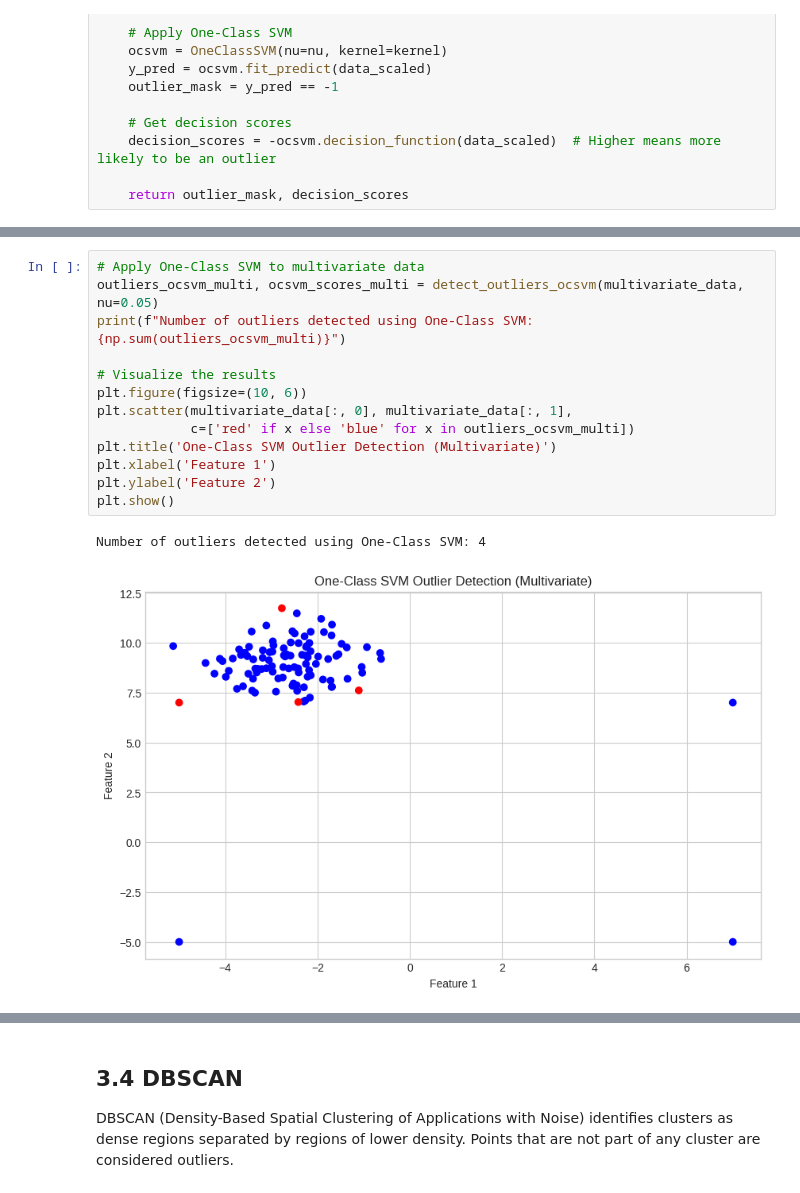
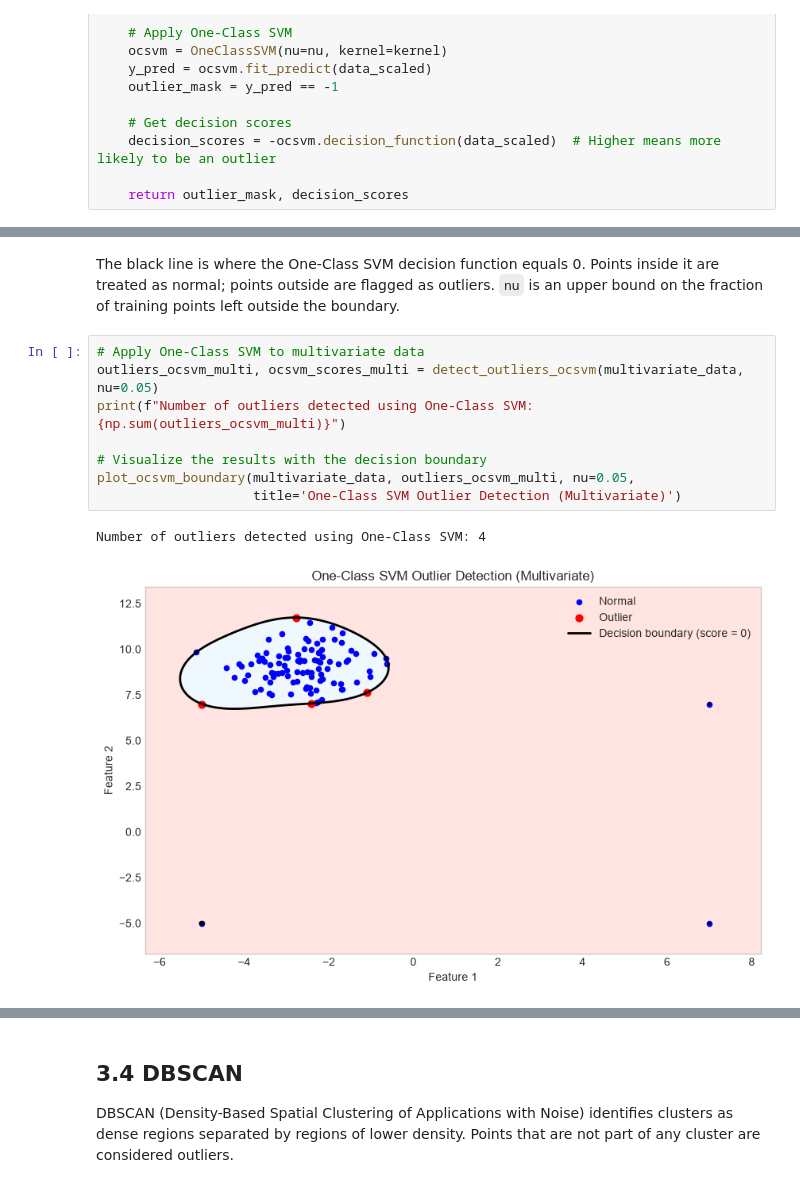
Before and after one commit to iitm-da/da2402, a Jupyter notebook: data cleaning/outlier_detection_techniques.ipynb, the cells around one changed output, grey strips where cells are left out. Cells and saved outputs as stored; diff of their text form.

```diff
--- a/data cleaning/outlier_detection_techniques.ipynb
+++ b/data cleaning/outlier_detection_techniques.ipynb
@@ -518,16 +554,13 @@ def detect_outliers_ocsvm(data, nu=0.05, kernel='rbf'):
+# %% [markdown]
+The black line is where the One-Class SVM decision function equals 0. Points inside it are treated as normal; points outside are flagged as outliers. `nu` is an upper bound on the fraction of training points left outside the boundary.
 # %%
 # Apply One-Class SVM to multivariate data
 outliers_ocsvm_multi, ocsvm_scores_multi = detect_outliers_ocsvm(multivariate_data, nu=0.05)
 print(f"Number of outliers detected using One-Class SVM: {np.sum(outliers_ocsvm_multi)}")
 
-# Visualize the results
-plt.figure(figsize=(10, 6))
-plt.scatter(multivariate_data[:, 0], multivariate_data[:, 1],
-            c=['red' if x else 'blue' for x in outliers_ocsvm_multi])
-plt.title('One-Class SVM Outlier Detection (Multivariate)')
-plt.xlabel('Feature 1')
-plt.ylabel('Feature 2')
-plt.show()
+# Visualize the results with the decision boundary
+plot_ocsvm_boundary(multivariate_data, outliers_ocsvm_multi, nu=0.05,
+                    title='One-Class SVM Outlier Detection (Multivariate)')
 # %% [output]
 Number of outliers detected using One-Class SVM: 4
-[figure, old version]
+[figure, new version]
```
Also changed, not shown: parts of 4 cells of this notebook.
